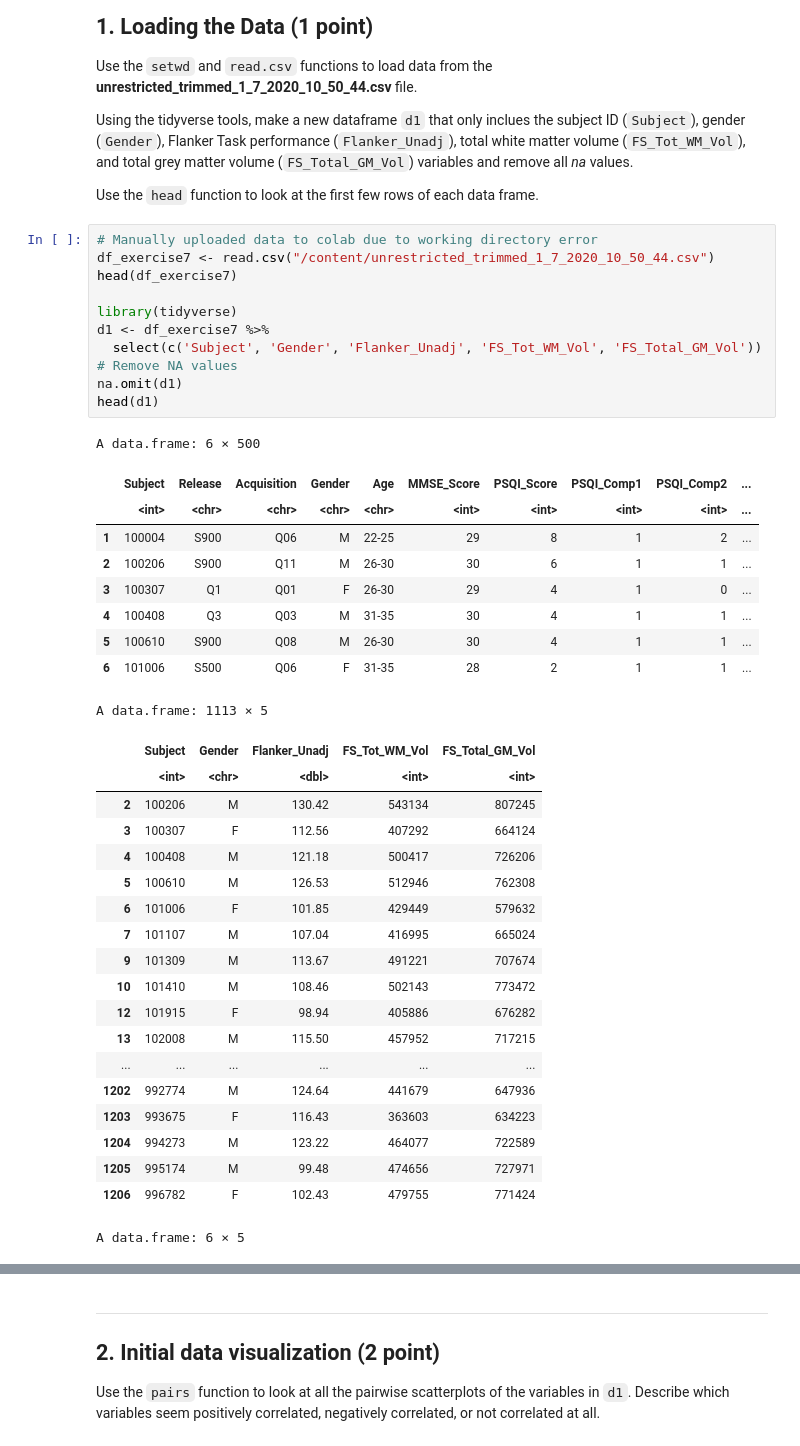
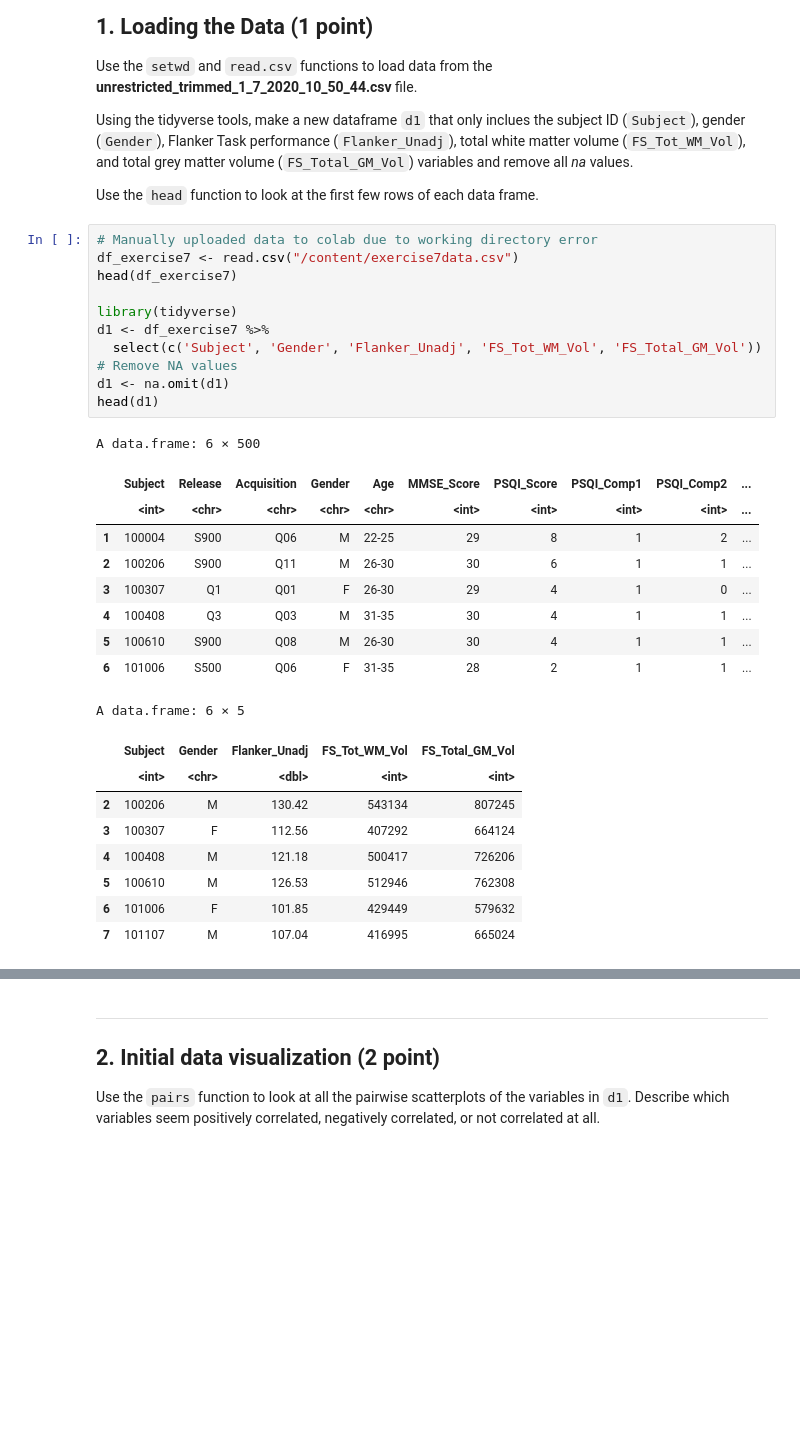
Before and after one commit to erobrien6/OBrien_DSPN_S23, a Jupyter notebook: Exercise7.ipynb, the cells around one changed output, grey strips where cells are left out. Saved outputs shown, nothing was run; the diff lists cells and outputs as text; blank space fills up the shorter version.

```diff
--- a/Exercise7.ipynb
+++ b/Exercise7.ipynb
@@ -20,42 +20,31 @@ Using the tidyverse tools, make a new dataframe `d1` that only inclues the subje
 Use the `head` function to look at the first few rows of each data frame.
 # %%
 # Manually uploaded data to colab due to working directory error
-df_exercise7 <- read.csv("/content/unrestricted_trimmed_1_7_2020_10_50_44.csv")
+df_exercise7 <- read.csv("/content/exercise7data.csv")
 head(df_exercise7)
 
 library(tidyverse)
 d1 <- df_exercise7 %>%
   select(c('Subject', 'Gender', 'Flanker_Unadj', 'FS_Tot_WM_Vol', 'FS_Total_GM_Vol'))
 # Remove NA values
-na.omit(d1)
+d1 <- na.omit(d1)
 head(d1)
 # %% [output]
 A data.frame: 6 × 500
 |  | Subject | Release | Acquisition | Gender | Age | MMSE_Score | PSQI_Score | PSQI_Comp1 | PSQI_Comp2 | ... |
 |  | <int> | <chr> | <chr> | <chr> | <chr> | <int> | <int> | <int> | <int> | ... |
 | 1 | 100004 | S900 | Q06 | M | 22-25 | 29 | 8 | 1 | 2 | ... |
 | 2 | 100206 | S900 | Q11 | M | 26-30 | 30 | 6 | 1 | 1 | ... |
 | 3 | 100307 | Q1 | Q01 | F | 26-30 | 29 | 4 | 1 | 0 | ... |
 | 4 | 100408 | Q3 | Q03 | M | 31-35 | 30 | 4 | 1 | 1 | ... |
 | 5 | 100610 | S900 | Q08 | M | 26-30 | 30 | 4 | 1 | 1 | ... |
 | 6 | 101006 | S500 | Q06 | F | 31-35 | 28 | 2 | 1 | 1 | ... |
-A data.frame: 1113 × 5
+A data.frame: 6 × 5
 |  | Subject | Gender | Flanker_Unadj | FS_Tot_WM_Vol | FS_Total_GM_Vol |
 |  | <int> | <chr> | <dbl> | <int> | <int> |
 | 2 | 100206 | M | 130.42 | 543134 | 807245 |
 | 3 | 100307 | F | 112.56 | 407292 | 664124 |
 | 4 | 100408 | M | 121.18 | 500417 | 726206 |
 | 5 | 100610 | M | 126.53 | 512946 | 762308 |
 | 6 | 101006 | F | 101.85 | 429449 | 579632 |
 | 7 | 101107 | M | 107.04 | 416995 | 665024 |
-| 9 | 101309 | M | 113.67 | 491221 | 707674 |
-| 10 | 101410 | M | 108.46 | 502143 | 773472 |
-| 12 | 101915 | F | 98.94 | 405886 | 676282 |
-| 13 | 102008 | M | 115.50 | 457952 | 717215 |
-| ... | ... | ... | ... | ... | ... |
-| 1202 | 992774 | M | 124.64 | 441679 | 647936 |
-| 1203 | 993675 | F | 116.43 | 363603 | 634223 |
-| 1204 | 994273 | M | 123.22 | 464077 | 722589 |
-| 1205 | 995174 | M | 99.48 | 474656 | 727971 |
-| 1206 | 996782 | F | 102.43 | 479755 | 771424 |
-A data.frame: 6 × 5
```
Also changed, not shown: parts of 5 cells of this notebook.
